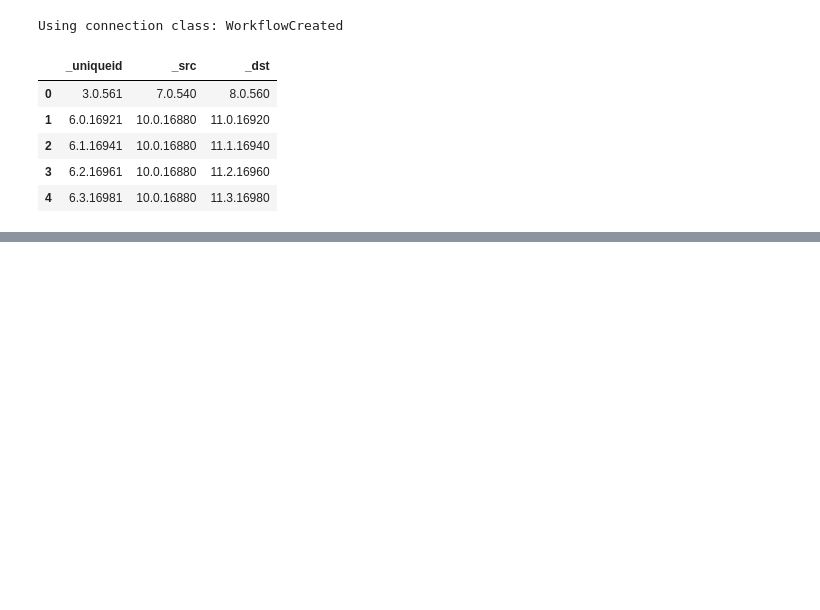
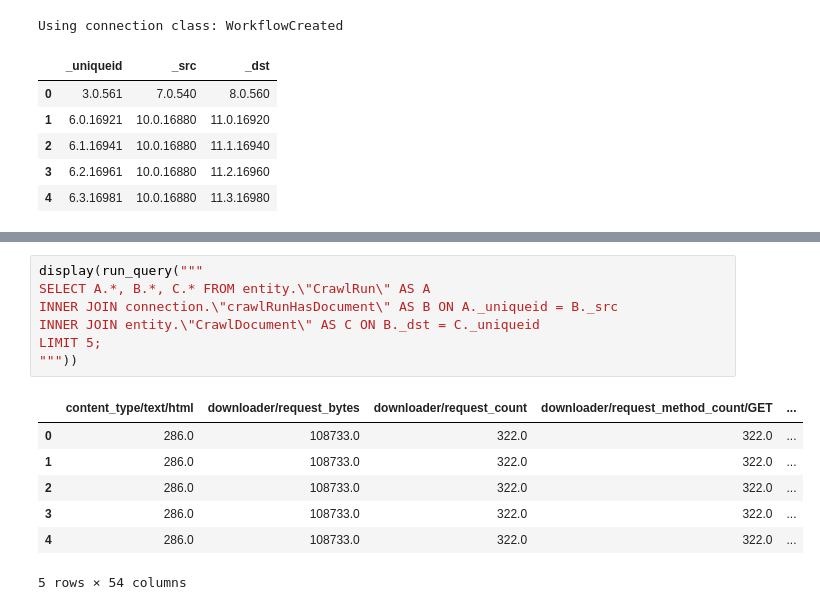
Before and after one commit to aperture-data/workflows, a Jupyter notebook: apps/jupyterlab/app/notebooks/sql.ipynb, the cells around one changed output, grey strips where cells are left out. Drawn from its saved outputs; the diff is of its cells as text; blank space fills up the shorter version.

```diff
--- a/apps/jupyterlab/app/notebooks/sql.ipynb
+++ b/apps/jupyterlab/app/notebooks/sql.ipynb
@@ -160,0 +183,15 @@ Using connection class: WorkflowCreated
+# %%
+display(run_query("""
+SELECT A.*, B.*, C.* FROM entity.\"CrawlRun\" AS A
+INNER JOIN connection.\"crawlRunHasDocument\" AS B ON A._uniqueid = B._src
+INNER JOIN entity.\"CrawlDocument\" AS C ON B._dst = C._uniqueid
+LIMIT 5;
+"""))
+# %% [output]
+|  | content_type/text/html | downloader/request_bytes | downloader/request_count | downloader/request_method_count/GET | ... |
+| 0 | 286.0 | 108733.0 | 322.0 | 322.0 | ... |
+| 1 | 286.0 | 108733.0 | 322.0 | 322.0 | ... |
+| 2 | 286.0 | 108733.0 | 322.0 | 322.0 | ... |
+| 3 | 286.0 | 108733.0 | 322.0 | 322.0 | ... |
+| 4 | 286.0 | 108733.0 | 322.0 | 322.0 | ... |
+5 rows × 54 columns
```
Also changed, not shown: parts of 21 cells of this notebook.
